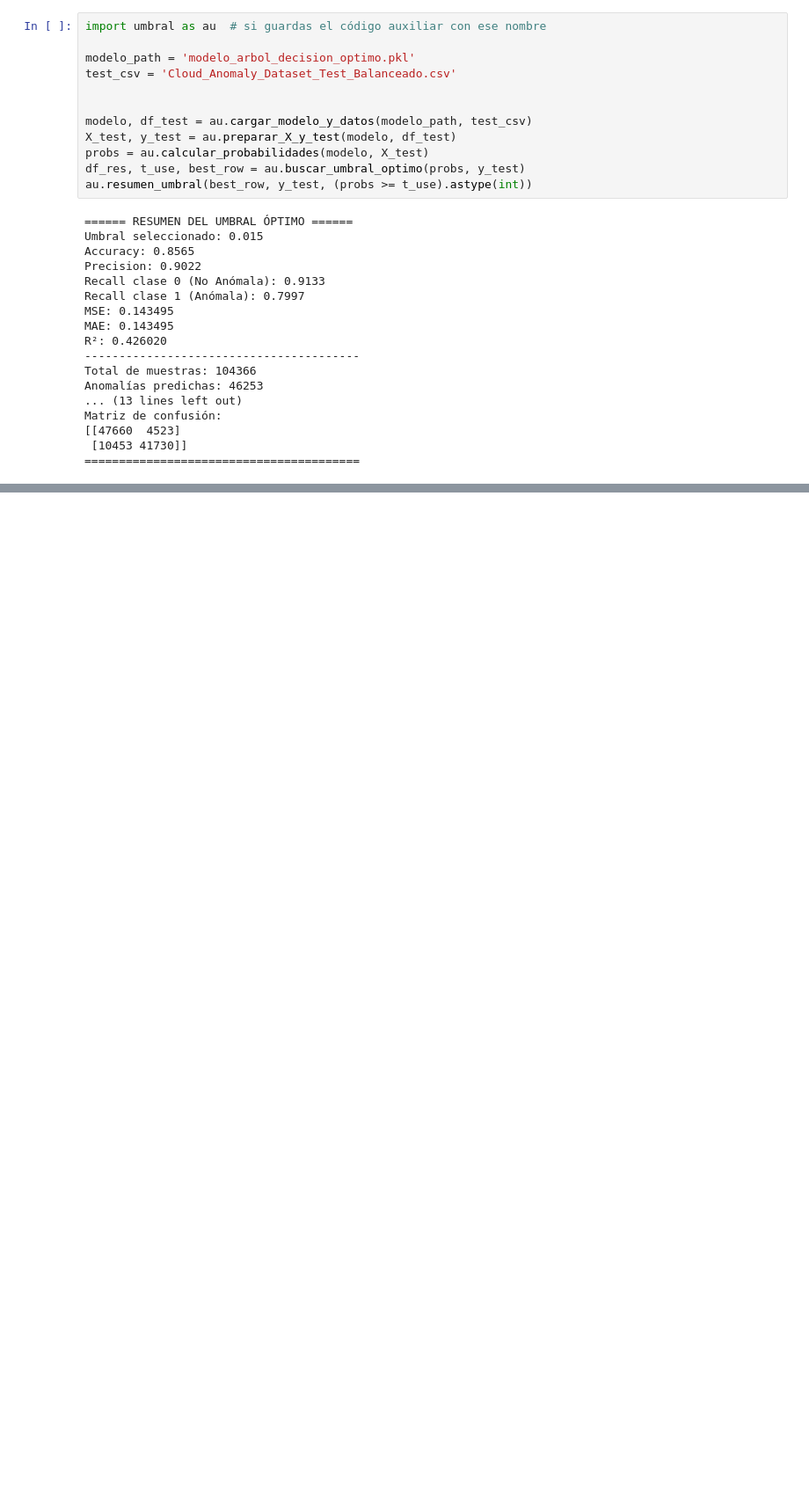
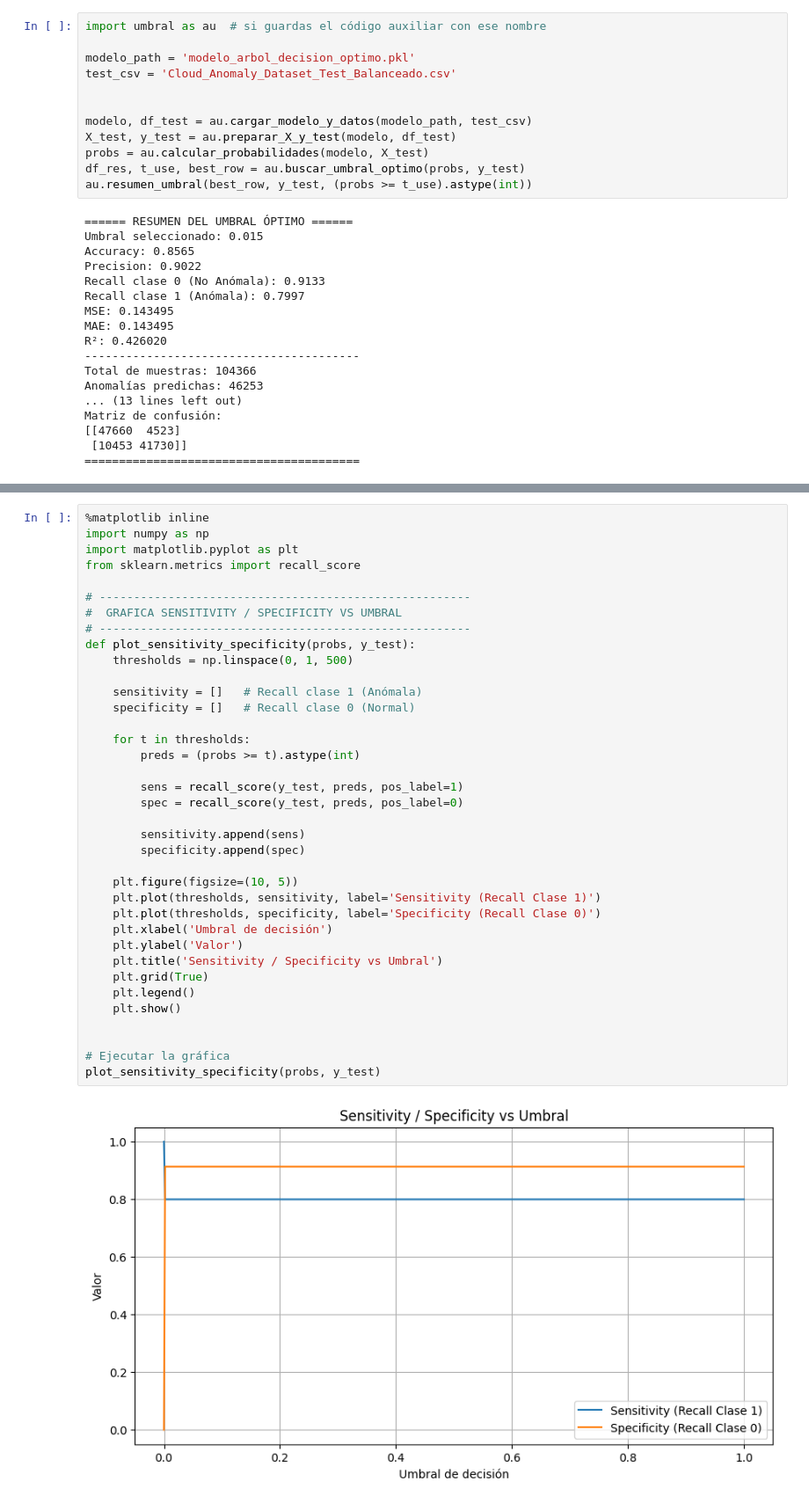
Before and after one commit to Yes577/CloudInfrastrutureAnomalyData, a Jupyter notebook: Proyecto/TrabajoFinalIA.ipynb, the cells around one changed output, grey strips where cells are left out. Shown at 88% size. Cells and saved outputs as stored; diff of their text form; blank space fills up the shorter version.

```diff
--- a/Proyecto/TrabajoFinalIA.ipynb
+++ b/Proyecto/TrabajoFinalIA.ipynb
@@ -877,0 +900,39 @@ Matriz de confusión:
+# %%
+%matplotlib inline
+import numpy as np
+import matplotlib.pyplot as plt
+from sklearn.metrics import recall_score
+
+# ------------------------------------------------------
+#  GRAFICA SENSITIVITY / SPECIFICITY VS UMBRAL
+# ------------------------------------------------------
+def plot_sensitivity_specificity(probs, y_test):
+    thresholds = np.linspace(0, 1, 500)
+
+    sensitivity = []   # Recall clase 1 (Anómala)
+    specificity = []   # Recall clase 0 (Normal)
+
+    for t in thresholds:
+        preds = (probs >= t).astype(int)
+
+        sens = recall_score(y_test, preds, pos_label=1)
+        spec = recall_score(y_test, preds, pos_label=0)
+
+        sensitivity.append(sens)
+        specificity.append(spec)
+
+    plt.figure(figsize=(10, 5))
+    plt.plot(thresholds, sensitivity, label='Sensitivity (Recall Clase 1)')
+    plt.plot(thresholds, specificity, label='Specificity (Recall Clase 0)')
+    plt.xlabel('Umbral de decisión')
+    plt.ylabel('Valor')
+    plt.title('Sensitivity / Specificity vs Umbral')
+    plt.grid(True)
+    plt.legend()
+    plt.show()
+
+
+# Ejecutar la gráfica
+plot_sensitivity_specificity(probs, y_test)
+# %% [output]
+[figure, added]
```
Also changed, not shown: parts of 3 cells of this notebook.
